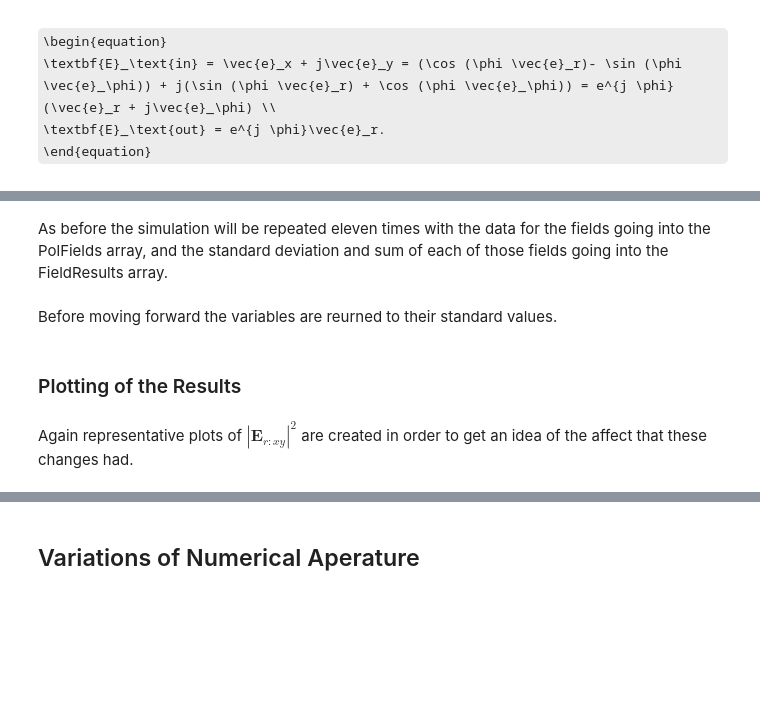
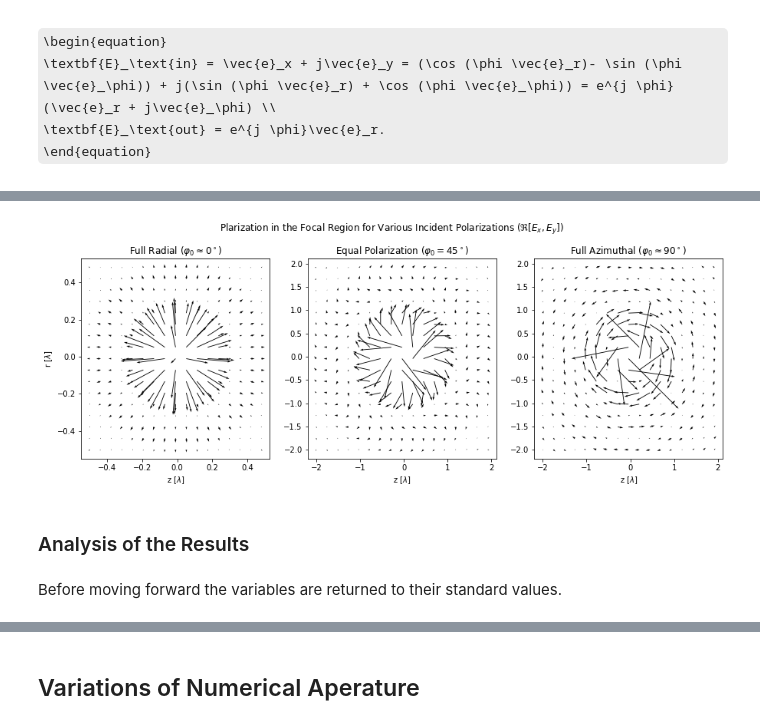
Before and after one commit to fizixmastr/Numerical-Analysis-of-Vector-Fields-in-a-High-N.A.-Lens, a Jupyter notebook: Simulation and Analysis of Fields in a High Numerical Aperture Lens.ipynb, the cells around one changed output, grey strips where cells are left out. Saved outputs shown, nothing was run; the diff lists cells and outputs as text; code cells hidden in the pictures; some formulas as TeX source; blank space fills up the shorter version.

Commit message:
Updates to the Polarization Section

```diff
--- a/Simulation and Analysis of Fields in a High Numerical Aperture Lens.ipynb
+++ b/Simulation and Analysis of Fields in a High Numerical Aperture Lens.ipynb
@@ -777,2 +691,0 @@ FieldResults = ['']*22
-# %% [markdown]
-As before the simulation will be repeated eleven times with the data for the fields going into the PolFields array, and the standard deviation and sum of each of those fields going into the FieldResults array.
@@ -826,2 +692,56 @@ for i in range(len(PolResults)):
+# %%
+Polarizations = np.array([0.0001, 45, 89.9999])
+VecFields = ['']*len(Polarizations)*2 #The e_x and e_y components will be saved seperately
+
+#Adding these again here helps in allowing the notebook sections to be more independent
+E_r = np.empty((res, res), dtype = complex)
+E_φ = np.empty((res, res), dtype = complex)
+E_z = np.empty((res, res), dtype = complex)
+xArray = np.linspace(-2, 2, res)*λ
+yArray = np.linspace(-2, 2, res)*λ
+φ = np.empty((len(xArray),len(yArray)))
+#rArray = np.linspace(-4, 4, res)*λ
+#zArray = np.linspace(-4, 4, res)*λ
+z=0
+for i in range(len(Polarizations)):
+
+    𝜑_0 = Polarizations[i]/180*π #defines incident polarization
+
+    for l in range(len(xArray)):
+        for m in range(len(yArray)):
+            r = np.sqrt(xArray[l]**2+yArray[m]**2)
+            E_r[l,m] = 2*A*cos(𝜑_0)*integrate(lambda t: I_r(t,r,z), 0, θ_max)[0]
+            E_φ[l,m] = 2*A*sin(𝜑_0)*integrate(lambda t: I_z(t,r,z), 0, θ_max)[0]
+            φ[l,m] = arctan(yArray[m], xArray[l])
+
+    VecFields[2*i+0] = cos(φ)*E_r-sin(φ)*E_φ #e_x
+    VecFields[2*i+1] = sin(φ)*E_r+cos(φ)*E_φ #e_y
+
+#Plot Transverse Field in Focal Plane
+fig, axs = plt.subplots(nrows = 1, ncols = 3, figsize = [15, 5])
+[X,Y] = np.meshgrid(xArray/λ, yArray/λ)
+step = 3
+plt.subplots_adjust(top=.85)
+plt.suptitle('Plarization in the Focal Region for Various Incident Polarizations ($\Re[E_x, E_y])$')
+
+axs[0].set(title='Full Radial ($\\varphi_0 \\approx 0^\circ$)', xlabel='z $[\lambda]$', ylabel = 'r $[\lambda]$')
+axs[0].quiver(X[::step, ::step]/4, Y[::step, ::step]/4,
+              np.real(np.transpose(VecFields[0]))[::step, ::step],
+              np.real(np.transpose(VecFields[1]))[::step, ::step])
+
+axs[1].set(title='Equal Polarization ($\\varphi_0 = 45^\circ$)', xlabel='z $[\lambda]$')
+axs[1].quiver(X[::step, ::step], Y[::step, ::step],
+              np.real(np.transpose(VecFields[2]))[::step, ::step],
+              np.real(np.transpose(VecFields[3]))[::step, ::step])
+
+axs[2].set(title='Full Azimuthal ($\\varphi_0 \\approx 90^\circ$)', xlabel='z $[\lambda]$')
+axs[2].quiver(X[::step, ::step], Y[::step, ::step],
+              np.real(np.transpose(VecFields[-2]))[::step, ::step],
+              np.real(np.transpose(VecFields[-1]))[::step, ::step])
+plt.show()
+# %% [output]
+[figure, added]
+# %% [markdown]
+### Analysis of the Results
 # %% [markdown]
-Before moving forward the variables are reurned to their standard values.
+Before moving forward the variables are returned to their standard values.
@@ -831,4 +747,0 @@ varphi0 = pol_angle/180*np.pi
-# %% [markdown]
-### Plotting of the Results
-# %% [markdown]
-Again representative plots of $|\textbf{E}_{r:xy}|^2$ are created in order to get an idea of the affect that these changes had.
```
Also changed, not shown: parts of 22 cells of this notebook.
